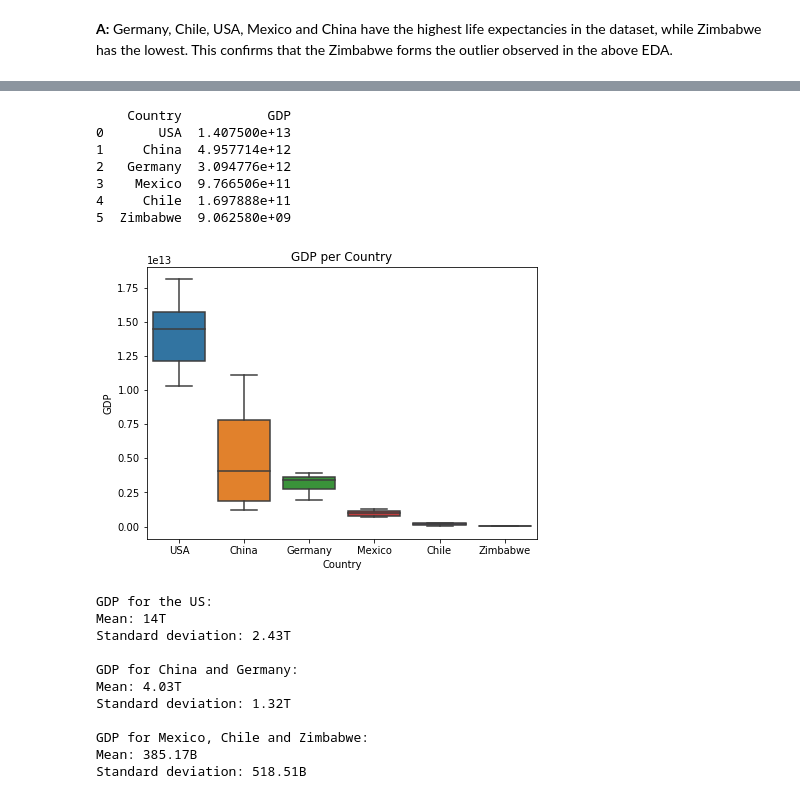
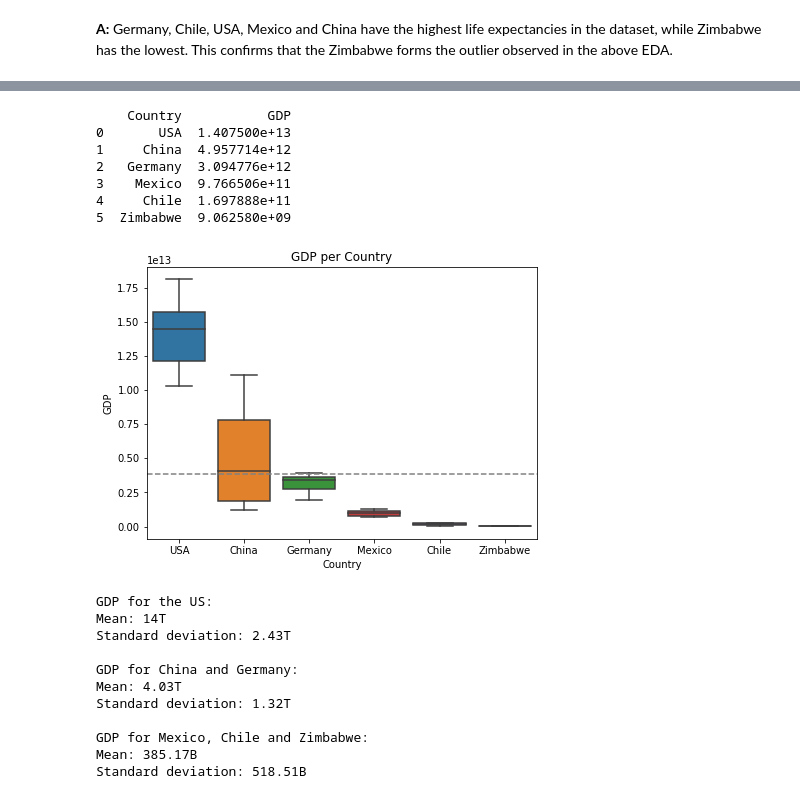
Before and after one commit to MarcoCamilo/Life-Expectancy-and-GDP-Starter, a Jupyter notebook: life_expectancy_gdp.ipynb, the cells around one changed output, grey strips where cells are left out. Saved outputs shown, nothing was run; the diff lists cells and outputs as text; code cells hidden in the pictures.

```diff
--- a/life_expectancy_gdp.ipynb
+++ b/life_expectancy_gdp.ipynb
@@ -27,6 +27,7 @@ print(df.Year.value_counts())
 print(f'\nThere are {len(df.Year.value_counts())} years entered in this DataFrame')
 
 df.replace("United States of America", "USA", inplace=True)
+df.rename(columns = {'Life expectancy at birth (years)': 'life_expectancy'}, inplace=True)
 # %% [output]
 -------------------Column Info-------------------
 <class 'pandas.core.frame.DataFrame'>
@@ -174,38 +176,39 @@ print(group_gdp)
 plt.figure(figsize = (7,5))
 plt.title('GDP per Country')
 sn.boxplot(data = df, x = 'Country', y = 'GDP', order = group_gdp.Country)
+plt.axhline(np.mean(df.GDP), linestyle = '--', color = 'grey')
 locs, labels=plt.xticks()
 plt.show()
 
 mean_gdp_usa = st.mean(df.loc[df.Country == 'USA']['GDP'])/1e12
 std_gdp_usa = st.stdev(df.loc[df.Country == 'USA']['GDP'])/1e12
 
 mean_gdp_middle = st.mean(group_gdp['GDP'][1:3])/1e12
 std_gdp_middle = st.stdev(group_gdp['GDP'][1:3])/1e12
 
 mean_gdp_low3 = st.mean(group_gdp['GDP'][3:])/1e9
 std_gdp_low3 = st.stdev(group_gdp['GDP'][3:])/1e9
 
 print('GDP for the US:',
         f'\nMean: {round(mean_gdp_usa)}T',
         f'\nStandard deviation: {round(std_gdp_usa, 2)}T')
 
 print('\nGDP for China and Germany:',
         f'\nMean: {round(mean_gdp_middle, 2)}T',
         f'\nStandard deviation: {round(std_gdp_middle, 2)}T')
 
 print('\nGDP for Mexico, Chile and Zimbabwe:',
         f'\nMean: {round(mean_gdp_low3, 2)}B',
         f'\nStandard deviation: {round(std_gdp_low3, 2)}B')
 # %% [output]
     Country           GDP
 0       USA  1.407500e+13
 1     China  4.957714e+12
 2   Germany  3.094776e+12
 3    Mexico  9.766506e+11
 4     Chile  1.697888e+11
 5  Zimbabwe  9.062580e+09
-[figure, old version]
+[figure, new version]
 GDP for the US:
 Mean: 14T
 Standard deviation: 2.43T
```
Also changed, not shown: parts of 14 cells of this notebook.
